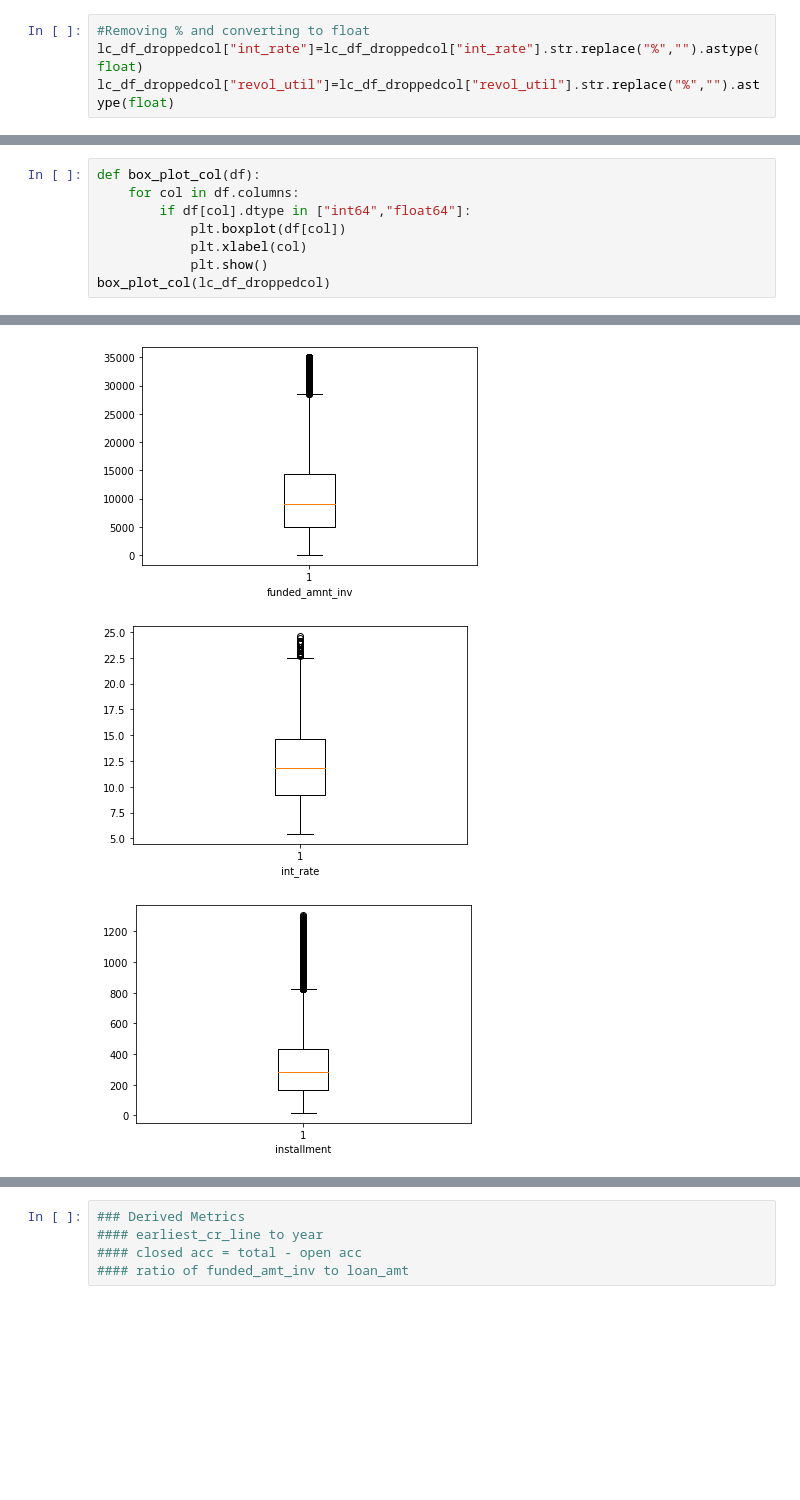
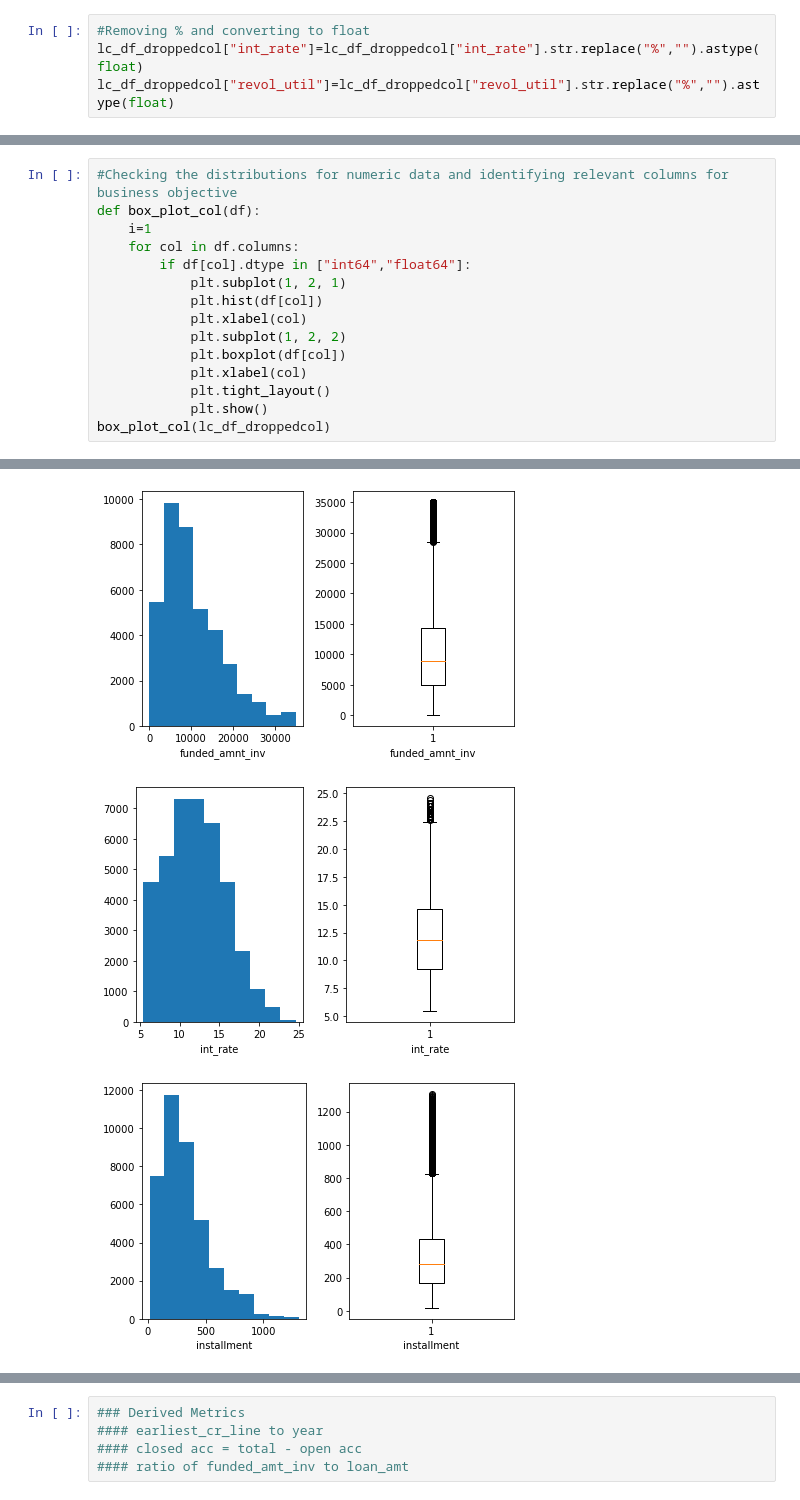
Before and after one commit to karthickchetti/LendingClubCaseStudy, a Jupyter notebook: Karthick_Chetti.ipynb, the cells around one changed output, grey strips where cells are left out. Saved outputs shown, nothing was run; the diff lists cells and outputs as text; blank space fills up the shorter version.

```diff
--- a/Karthick_Chetti.ipynb
+++ b/Karthick_Chetti.ipynb
@@ -218,9 +218,16 @@ lc_df_droppedcol["revol_util"]=lc_df_droppedcol["revol_util"].str.replace("%",""
 # %%
+#Checking the distributions for numeric data and identifying relevant columns for business objective
 def box_plot_col(df):
+    i=1
     for col in df.columns:
         if df[col].dtype in ["int64","float64"]:
+            plt.subplot(1, 2, 1)
+            plt.hist(df[col])
+            plt.xlabel(col)
+            plt.subplot(1, 2, 2)
             plt.boxplot(df[col])
             plt.xlabel(col)
+            plt.tight_layout()
             plt.show()
 box_plot_col(lc_df_droppedcol)
 # %% [output]
@@ -229,3 +236,3 @@ box_plot_col(lc_df_droppedcol)
-[figure, old version]
+[figure, new version]
-[figure, old version]
+[figure, new version]
-[figure, old version]
+[figure, new version]
```
Also changed, not shown: parts of 8 cells of this notebook.
